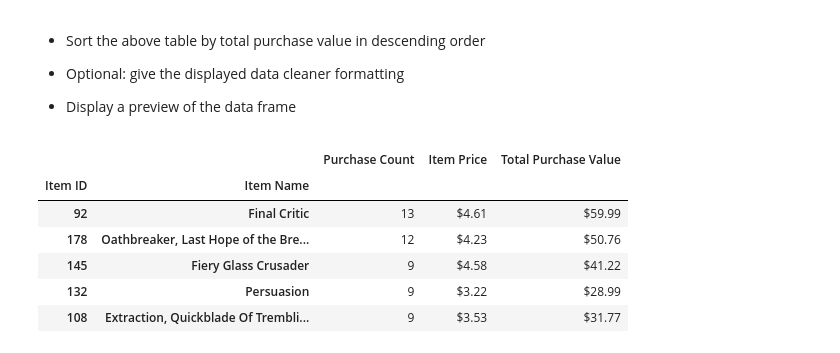
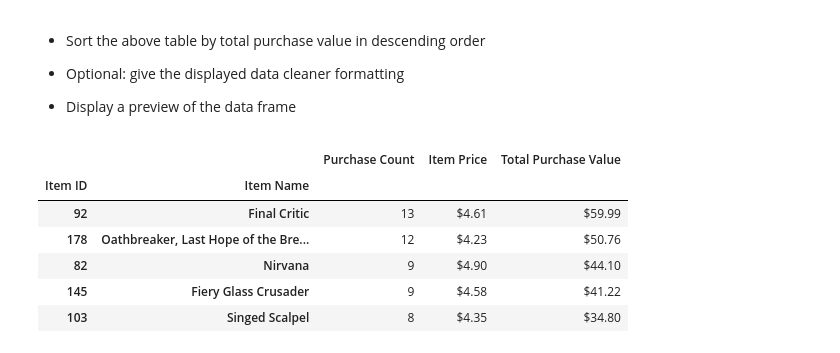
Before and after one commit to wetseng/pandas-challenge, a Jupyter notebook: HeroesOfPymoli/HeroesOfPymoli_starter.ipynb, the cells around one changed output. Cells and saved outputs as stored; diff of their text form; code cells hidden in the pictures.

```diff
--- a/HeroesOfPymoli/HeroesOfPymoli_starter.ipynb
+++ b/HeroesOfPymoli/HeroesOfPymoli_starter.ipynb
@@ -429,23 +540,26 @@ top_spenders_df.head(5)
 
 * Display a preview of the summary data frame
 # %%
+# Create popular dataframe
 popular_df = purchase_data.loc[:, ["Item ID", "Item Name","Price"]]
-
+# Group by the item ID and name
 popular_group_df = popular_df.groupby(["Item ID",'Item Name'])
+# Count the number of each unique
 popular_count = popular_group_df["Item Name"].count()
+# Sum the total purchase value
 popular_sum = popular_group_df["Price"].sum()
-
+# Create summary dataframe
 popular_item_df = pd.DataFrame({"Purchase Count": popular_count,
                                 "Item Price": popular_group_df["Price"].mean(),
                                 "Total Purchase Value": popular_sum
                                 })
+# Sort the summary dataframe in descending order by purchase count column
+most_popular_item_df = popular_item_df.sort_values(by=["Purchase Count"], ascending=False)
+# Format summary dataframe
+most_popular_item_df["Item Price"] = most_popular_item_df["Item Price"].map("${:.2f}".format)
+most_popular_item_df["Total Purchase Value"] = most_popular_item_df["Total Purchase Value"].map("${:.2f}".format)
 
-popular_item_df = popular_item_df.sort_values(by=["Purchase Count"], ascending=False)
-
-popular_item_df["Item Price"] = popular_item_df["Item Price"].map("${:.2f}".format)
-popular_item_df["Total Purchase Value"] = popular_item_df["Total Purchase Value"].map("${:.2f}".format)
-
-popular_item_df.head(5)
+most_popular_item_df.head(5)
 # %% [output]
 |  |  | Purchase Count | Item Price | Total Purchase Value |
 | Item ID | Item Name |  |  |  |
@@ -464,14 +578,18 @@ popular_item_df.head(5)
 
 
 * Display a preview of the data frame
-# %%
-profitable_item_df = popular_item_df.sort_values(by=["Purchase Count"], ascending=False)
-profitable_item_df.head(5)
-# %% [output]
-|  |  | Purchase Count | Item Price | Total Purchase Value |
-| Item ID | Item Name |  |  |  |
-| 92 | Final Critic | 13 | $4.61 | $59.99 |
-| 178 | Oathbreaker, Last Hope of the Bre... | 12 | $4.23 | $50.76 |
-| 145 | Fiery Glass Crusader | 9 | $4.58 | $41.22 |
-| 132 | Persuasion | 9 | $3.22 | $28.99 |
-| 108 | Extraction, Quickblade Of Trembli... | 9 | $3.53 | $31.77 |
+# %%
+# Sort the summart dataframe in descending order by total purchase column
+most_profitable_item_df = popular_item_df.sort_values(by=["Total Purchase Value"], ascending=False)
+# Format summary dataframe
+most_profitable_item_df["Item Price"] = most_profitable_item_df["Item Price"].map("${:.2f}".format)
+most_profitable_item_df["Total Purchase Value"] = most_profitable_item_df["Total Purchase Value"].map("${:.2f}".format)
+most_profitable_item_df.head(5)
+# %% [output]
+|  |  | Purchase Count | Item Price | Total Purchase Value |
+| Item ID | Item Name |  |  |  |
+| 92 | Final Critic | 13 | $4.61 | $59.99 |
+| 178 | Oathbreaker, Last Hope of the Bre... | 12 | $4.23 | $50.76 |
+| 82 | Nirvana | 9 | $4.90 | $44.10 |
+| 145 | Fiery Glass Crusader | 9 | $4.58 | $41.22 |
+| 103 | Singed Scalpel | 8 | $4.35 | $34.80 |
```
Also changed, not shown: parts of 7 cells of this notebook.
